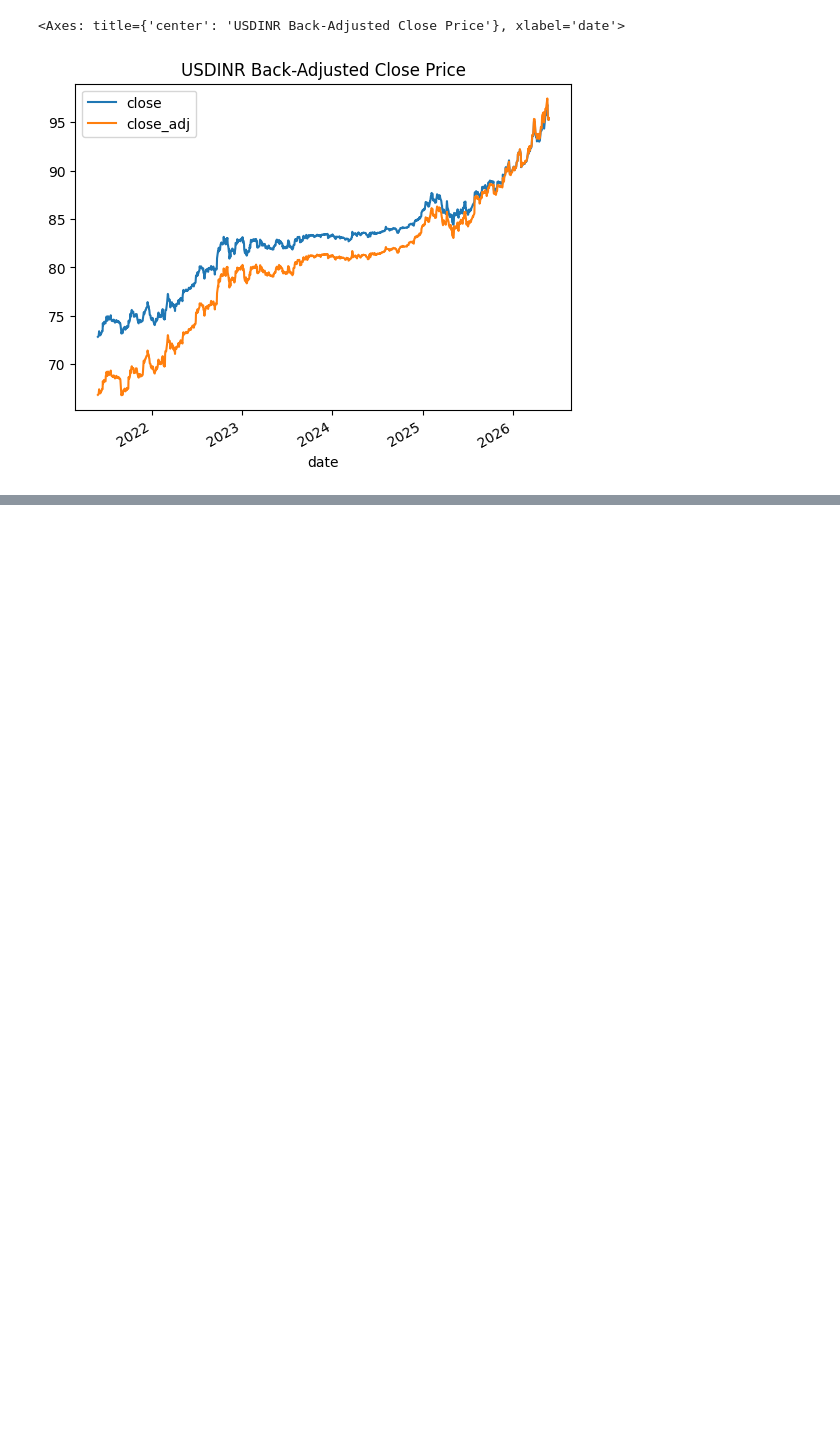
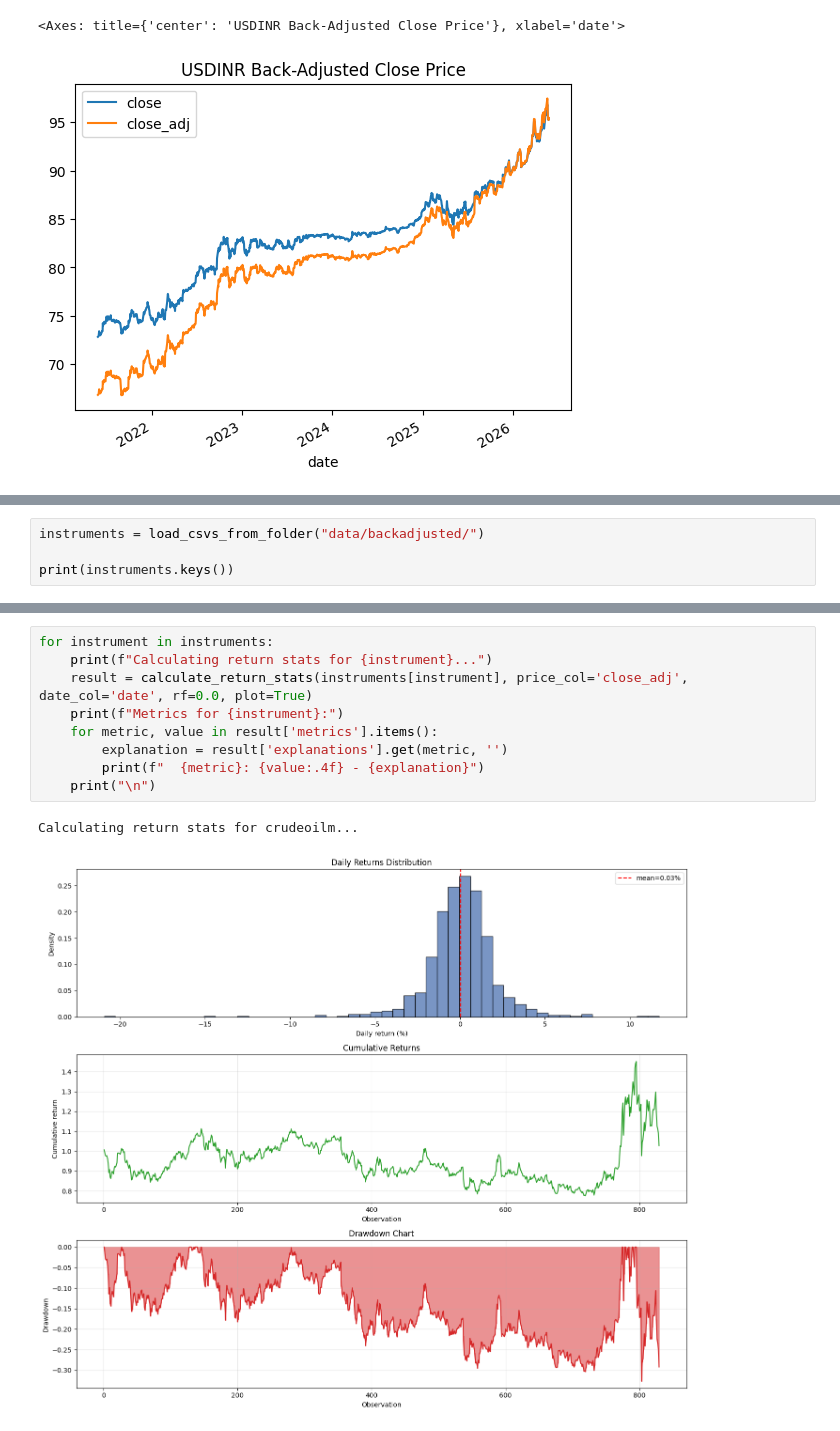
Before and after one commit to harsha-vardhan-v/algorithmic-trading, a Jupyter notebook: backtest.ipynb, the cells around one changed output, grey strips where cells are left out. Cells and saved outputs as stored; diff of their text form; blank space fills up the shorter version.

Commit message:
Added instrument return stats and correlation data

```diff
--- a/backtest.ipynb
+++ b/backtest.ipynb
@@ -358,0 +361,4 @@ usdinr_backadj.plot(x="date", y=["close", "close_adj"], title="USDINR Back-Adjus
+# %%
+instruments = load_csvs_from_folder("data/backadjusted/")
+
+print(instruments.keys())
@@ -358,0 +549,12 @@ usdinr_backadj.plot(x="date", y=["close", "close_adj"], title="USDINR Back-Adjus
+# %%
+for instrument in instruments:
+    print(f"Calculating return stats for {instrument}...")
+    result = calculate_return_stats(instruments[instrument], price_col='close_adj', date_col='date', rf=0.0, plot=True)
+    print(f"Metrics for {instrument}:")
+    for metric, value in result['metrics'].items():
+        explanation = result['explanations'].get(metric, '')
+        print(f"  {metric}: {value:.4f} - {explanation}")
+    print("\n")
+# %% [output]
+Calculating return stats for crudeoilm...
+[figure, added]
```
Also changed, not shown: parts of 10 cells of this notebook, 1 other file.
